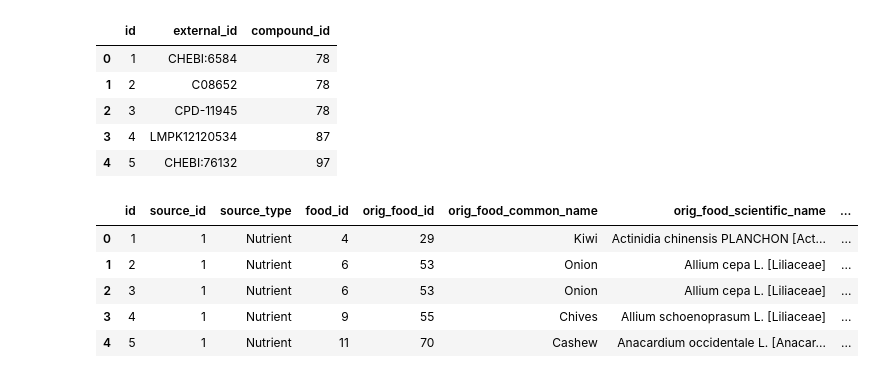
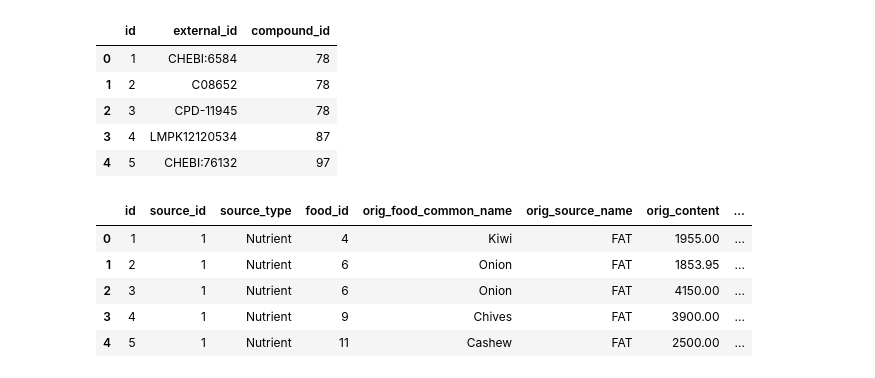
Before and after one commit to marketakrenkova/drug-interaction-prediction, a Jupyter notebook: foodb.ipynb, the cells around one changed output. Cells and saved outputs as stored; diff of their text form; code cells hidden in the pictures.

```diff
--- a/foodb.ipynb
+++ b/foodb.ipynb
@@ -242,13 +246,14 @@ compound_ex_descriptor.head()
 # %%
 content.drop(
     ['citation', 'citation_type','creator_id', 'updater_id', 'created_at', 'updated_at',
-    'preparation_type', 'export', 'orig_citation', 'orig_method', 'orig_unit_expression'],
+    'preparation_type', 'export', 'orig_citation', 'orig_method', 'orig_unit_expression',
+    'orig_food_id', 'orig_food_scientific_name', 'orig_food_part', 'orig_source_id'],
     axis=1, inplace=True)
 content.head()
 # %% [output]
-|  | id | source_id | source_type | food_id | orig_food_id | orig_food_common_name | orig_food_scientific_name | ... |
-| 0 | 1 | 1 | Nutrient | 4 | 29 | Kiwi | Actinidia chinensis PLANCHON [Act... | ... |
-| 1 | 2 | 1 | Nutrient | 6 | 53 | Onion | Allium cepa L. [Liliaceae] | ... |
-| 2 | 3 | 1 | Nutrient | 6 | 53 | Onion | Allium cepa L. [Liliaceae] | ... |
-| 3 | 4 | 1 | Nutrient | 9 | 55 | Chives | Allium schoenoprasum L. [Liliaceae] | ... |
-| 4 | 5 | 1 | Nutrient | 11 | 70 | Cashew | Anacardium occidentale L. [Anacar... | ... |
+|  | id | source_id | source_type | food_id | orig_food_common_name | orig_source_name | orig_content | ... |
+| 0 | 1 | 1 | Nutrient | 4 | Kiwi | FAT | 1955.00 | ... |
+| 1 | 2 | 1 | Nutrient | 6 | Onion | FAT | 1853.95 | ... |
+| 2 | 3 | 1 | Nutrient | 6 | Onion | FAT | 4150.00 | ... |
+| 3 | 4 | 1 | Nutrient | 9 | Chives | FAT | 3900.00 | ... |
+| 4 | 5 | 1 | Nutrient | 11 | Cashew | FAT | 2500.00 | ... |
```
Also changed, not shown: parts of 14 cells of this notebook.
